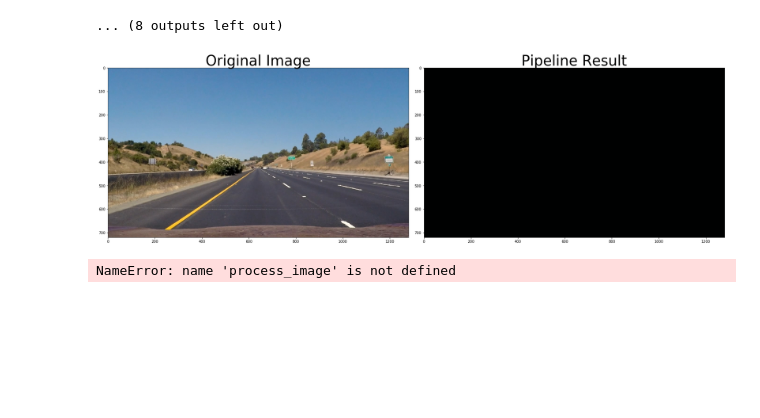
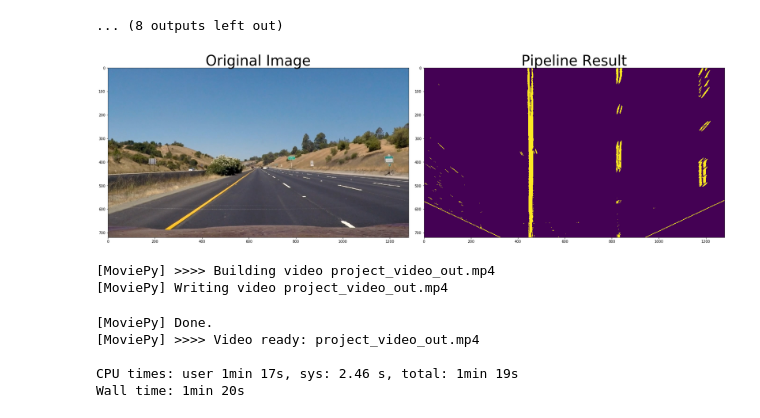
Before and after one commit to Ly0n/CarND-Advanced-Lane-Lines-Cy, a Jupyter notebook: CarND-Advanced-Lane-cy.ipynb, the cells around one changed output. Cells and saved outputs as stored; diff of their text form; code cells hidden in the pictures; blank space fills up the shorter version.

```diff
--- a/CarND-Advanced-Lane-cy.ipynb
+++ b/CarND-Advanced-Lane-cy.ipynb
@@ -142,52 +142,76 @@ print(mtx)
 [figure]
 [figure]
 ... (8 outputs left out)
+# %%
+def wrap(img):
+    img_size = (img.shape[1], img.shape[0])
+    src = np.float32([(575,464),
+                  (707,464),
+                  (258,682),
+                  (1049,682)])
+    dst = np.float32([(450,0),
+                  (img.shape[1]-450,0),
+                  (450,img.shape[0]),
+                  (img.shape[1]-450,img.shape[0])])
+    M = cv2.getPerspectiveTransform(src, dst)
+    Minv = cv2.getPerspectiveTransform(dst, src)
+    warped = cv2.warpPerspective(img, M, img_size, flags=cv2.INTER_LINEAR)
+    return warped, M
 # %%
-s_thresh=(0, 255)
-sx_thresh=(0, 255)
+s_thresh=(170, 255)
+sx_thresh=(20, 100)
 
 def pipeline(img):
-    img = np.copy(img)
+    img = cv2.undistort(img, mtx, dist, None, mtx)
+    img ,M = wrap(img)
     # Convert to HLS color space and separate the V channel
     hls = cv2.cvtColor(img, cv2.COLOR_RGB2HLS).astype(np.float)
     l_channel = hls[:,:,1]
     s_channel = hls[:,:,2]
     # Sobel x
     sobelx = cv2.Sobel(l_channel, cv2.CV_64F, 1, 0) # Take the derivative in x
     abs_sobelx = np.absolute(sobelx) # Absolute x derivative to accentuate lines away from horizontal
     scaled_sobel = np.uint8(255*abs_sobelx/np.max(abs_sobelx))
 
     # Threshold x gradient
     sxbinary = np.zeros_like(scaled_sobel)
     sxbinary[(scaled_sobel >= sx_thresh[0]) & (scaled_sobel <= sx_thresh[1])] = 1
 
     # Threshold color channel
     s_binary = np.zeros_like(s_channel)
     s_binary[(s_channel >= s_thresh[0]) & (s_channel <= s_thresh[1])] = 1
     # Stack each channel
     # Note color_binary[:, :, 0] is all 0s, effectively an all black image. It might
     # be beneficial to replace this channel with something else.
-    color_binary = np.dstack(( np.zeros_like(sxbinary), sxbinary, s_binary)) * 255
-    return color_binary
+    #color_binary = np.dstack(( sxbinary, s_binary, np.zeros_like(sxbinary))) * 255
+    combined_binary = np.zeros_like(sxbinary)
+    combined_binary[(s_binary == 1) | (sxbinary == 1)] = 1
+    return combined_binary
 
 result = pipeline(img_exa)
 
 # Plot the result
 f, (ax1, ax2) = plt.subplots(1, 2, figsize=(24, 9))
 f.tight_layout()
 
 ax1.imshow(img_exa)
 ax1.set_title('Original Image', fontsize=40)
 
 ax2.imshow(result)
 ax2.set_title('Pipeline Result', fontsize=40)
 plt.subplots_adjust(left=0., right=1, top=0.9, bottom=0.)
 # %% [output]
-[figure, old version]
+[figure, new version]
 # %%
 white_output = 'project_video_out.mp4'
 clip1 = VideoFileClip("./project_video.mp4")
-white_clip = clip1.fl_image(process_image) #NOTE: this function expects color images!!
+white_clip = clip1.fl_image(pipeline) #NOTE: this function expects color images!!
 %time white_clip.write_videofile(white_output, audio=False)
 # %% [output]
-NameError: name 'process_image' is not defined
+[MoviePy] >>>> Building video project_video_out.mp4
+[MoviePy] Writing video project_video_out.mp4
+[MoviePy] Done.
+[MoviePy] >>>> Video ready: project_video_out.mp4
+
+CPU times: user 1min 17s, sys: 2.46 s, total: 1min 19s
+Wall time: 1min 20s
```
Also changed, not shown: 1 other file.
